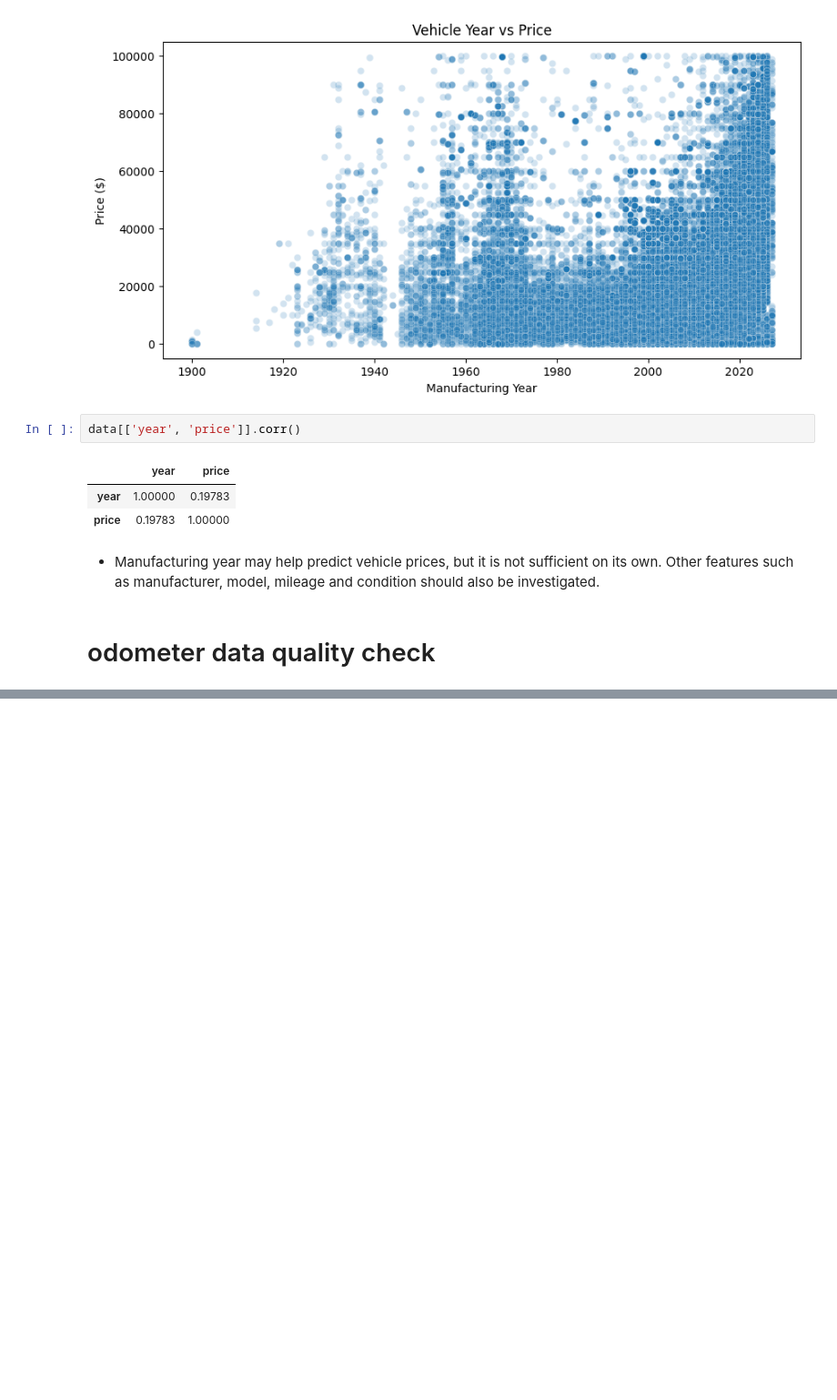
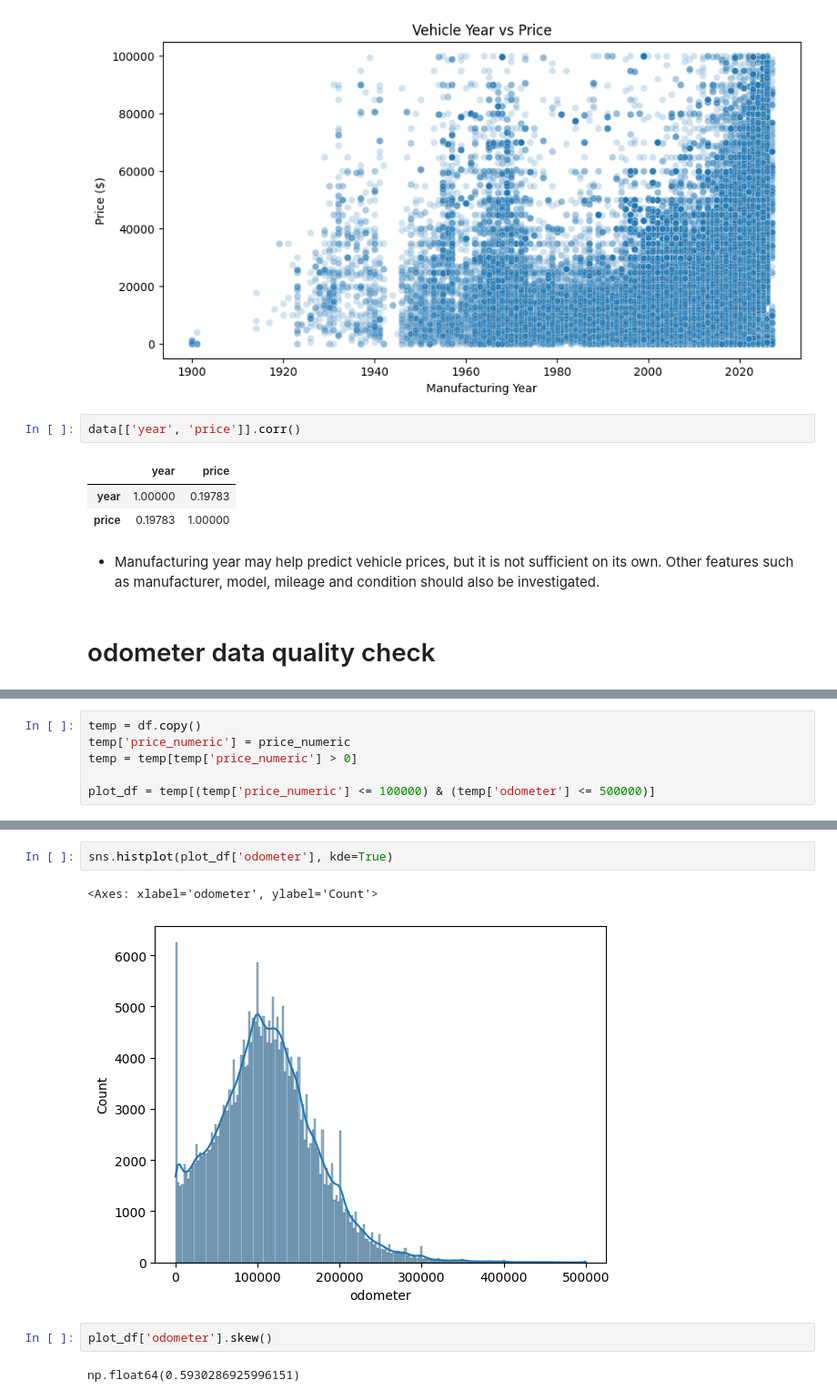
Before and after one commit to dahalaayush000-hue/Ml_journey, a Jupyter notebook: 2.Second/2.Feature_analysis.ipynb, the cells around one changed output, grey strips where cells are left out. Shown at 91% size. Cells and saved outputs as stored; diff of their text form; blank space fills up the shorter version.

```diff
--- a/2.Second/2.Feature_analysis.ipynb
+++ b/2.Second/2.Feature_analysis.ipynb
@@ -217,0 +104,6 @@ Name: odometer, dtype: float64
+# %%
+temp = df.copy()
+temp['price_numeric'] = price_numeric
+temp = temp[temp['price_numeric'] > 0]
+
+plot_df = temp[(temp['price_numeric'] <= 100000) & (temp['odometer'] <= 500000)]
@@ -217,0 +122,9 @@ Name: odometer, dtype: float64
+# %%
+sns.histplot(plot_df['odometer'], kde=True)
+# %% [output]
+<Axes: xlabel='odometer', ylabel='Count'>
+[figure, added]
+# %%
+plot_df['odometer'].skew()
+# %% [output]
+np.float64(0.5930286925996151)
```
Also changed, not shown: parts of 26 cells of this notebook, 1 other file.
